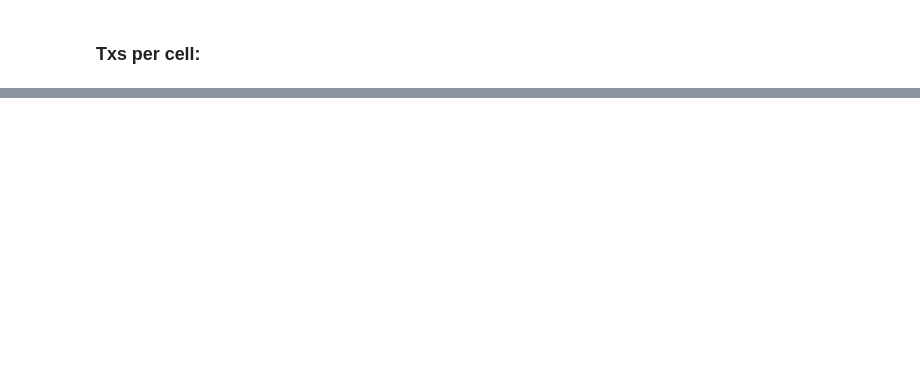
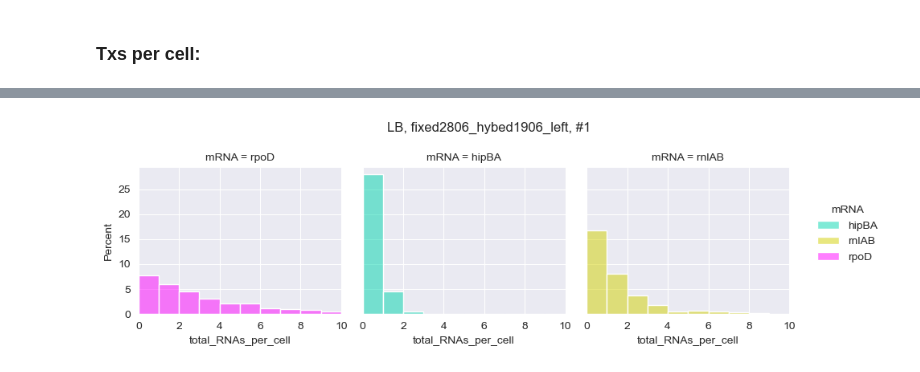
Before and after one commit to LaToyaVanderB/Ecoli_smFISH, a Jupyter notebook: src/06-plot-results.ipynb, the cells around one changed output, grey strips where cells are left out. Saved outputs shown, nothing was run; the diff lists cells and outputs as text; code cells hidden in the pictures; blank space fills up the shorter version.

```diff
--- a/src/06-plot-results.ipynb
+++ b/src/06-plot-results.ipynb
@@ -233,0 +338,13 @@ g.set(xlim=(0, 5));
+# %%
+image = 'MG1655_LB_fixed2806_hybed1906_left_01'
+data = df.query('image == @image')
+
+fields = data.iloc[0, :].to_dict()
+title = f"{fields['csource']}, {fields['coverslip']}, #{fields['seqnr']}"
+
+g = sns.displot(data=data, x='total_RNAs_per_cell', col='mRNA', col_order=mrna_ordered, binwidth=1, stat='percent',
+                hue='mRNA', palette=palette, height=3, facet_kws={'xlim': [0, 10], 'sharex': True, 'sharey':True})
+g.fig.suptitle(title)
+g.tight_layout();
+# %% [output]
+[figure, added]
```
Also changed, not shown: parts of 38 cells of this notebook, 4 other files.
